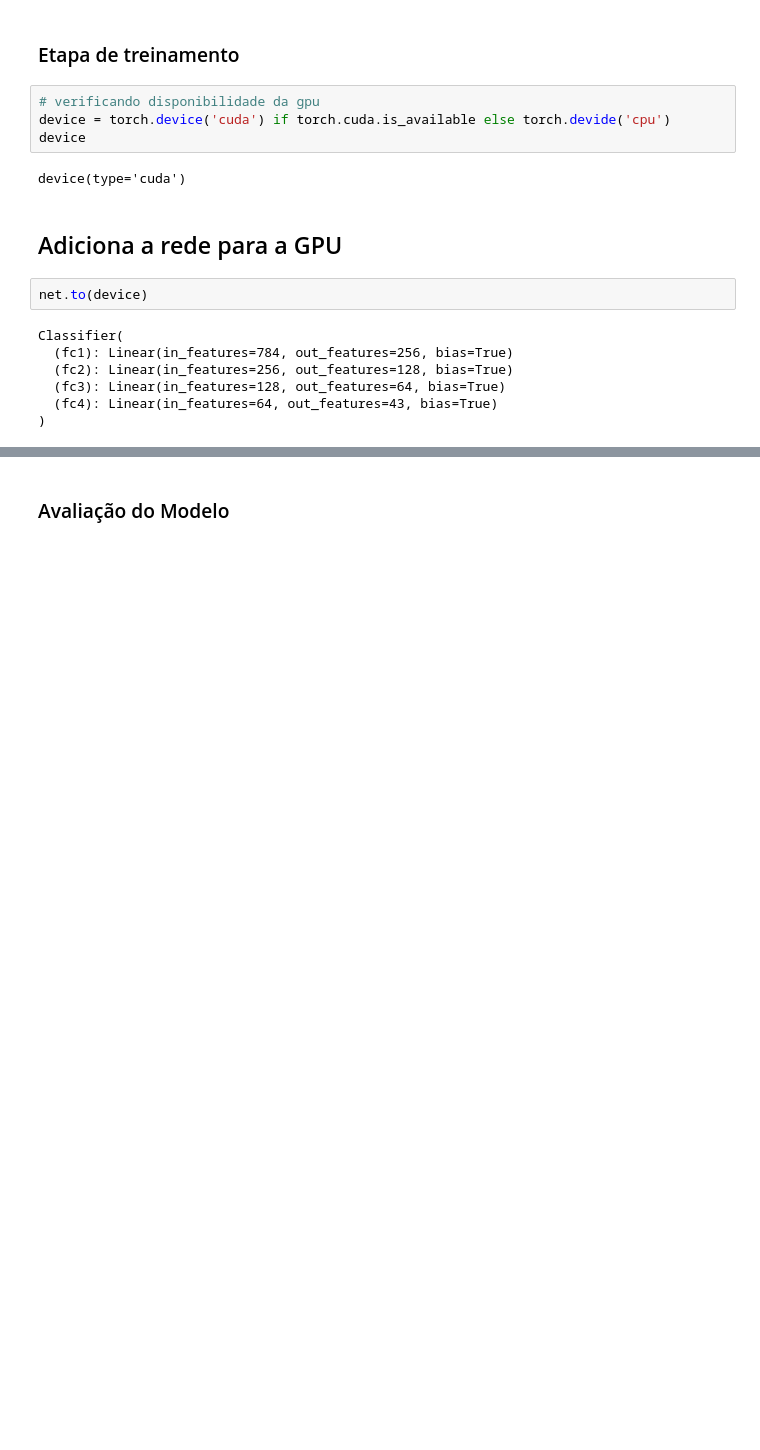
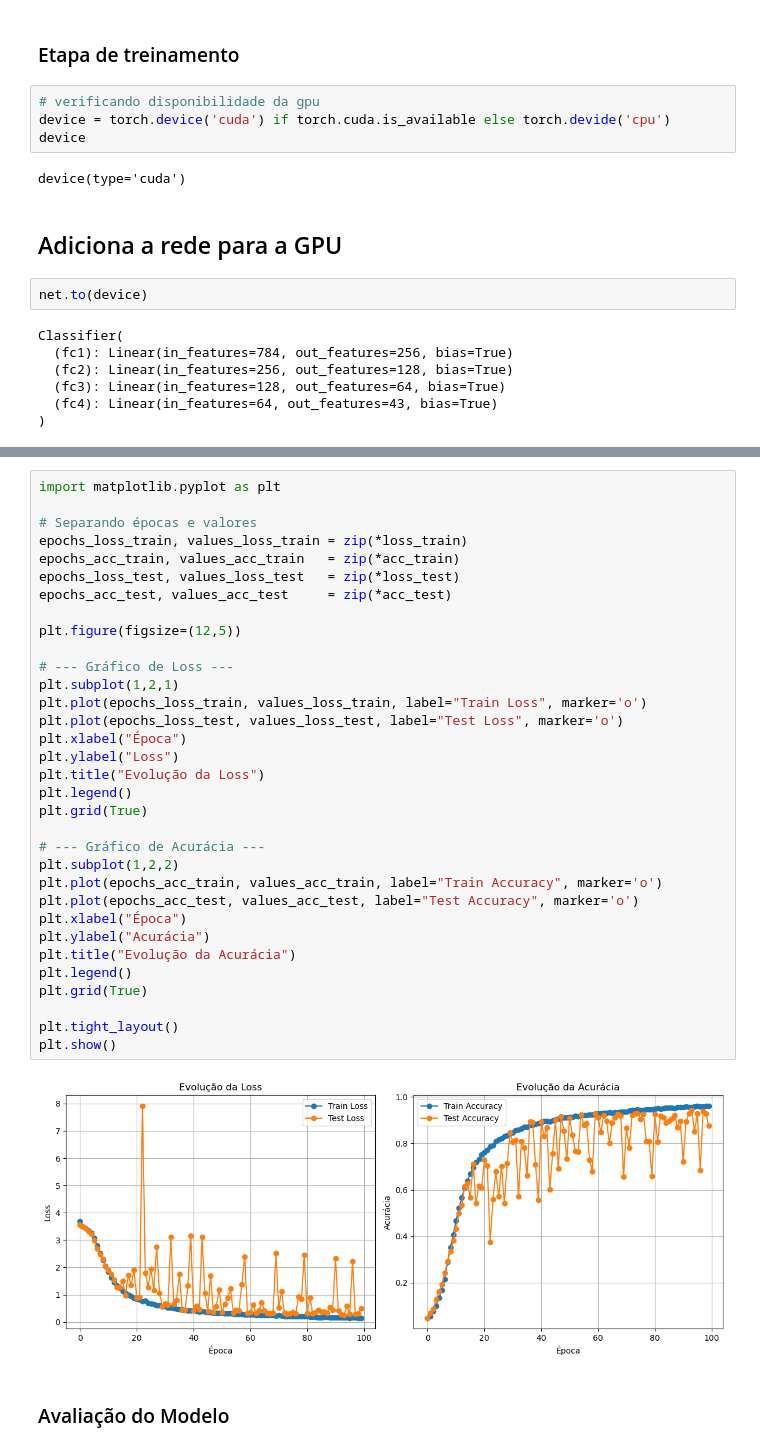
Before and after one commit to jpseloy/UFU-PGC306D, a Jupyter notebook: Exercicio_Semana_2_Rede_Neural_Pytorch_Transit_Signs.ipynb, the cells around one changed output, grey strips where cells are left out. Cells and saved outputs as stored; diff of their text form; blank space fills up the shorter version.

```diff
--- a/Exercicio_Semana_2_Rede_Neural_Pytorch_Transit_Signs.ipynb
+++ b/Exercicio_Semana_2_Rede_Neural_Pytorch_Transit_Signs.ipynb
@@ -320,2 +327,37 @@ Testando...
+# %%
+import matplotlib.pyplot as plt
+
+# Separando épocas e valores
+epochs_loss_train, values_loss_train = zip(*loss_train)
+epochs_acc_train, values_acc_train   = zip(*acc_train)
+epochs_loss_test, values_loss_test   = zip(*loss_test)
+epochs_acc_test, values_acc_test     = zip(*acc_test)
+
+plt.figure(figsize=(12,5))
+
+# --- Gráfico de Loss ---
+plt.subplot(1,2,1)
+plt.plot(epochs_loss_train, values_loss_train, label="Train Loss", marker='o')
+plt.plot(epochs_loss_test, values_loss_test, label="Test Loss", marker='o')
+plt.xlabel("Época")
+plt.ylabel("Loss")
+plt.title("Evolução da Loss")
+plt.legend()
+plt.grid(True)
+
+# --- Gráfico de Acurácia ---
+plt.subplot(1,2,2)
+plt.plot(epochs_acc_train, values_acc_train, label="Train Accuracy", marker='o')
+plt.plot(epochs_acc_test, values_acc_test, label="Test Accuracy", marker='o')
+plt.xlabel("Época")
+plt.ylabel("Acurácia")
+plt.title("Evolução da Acurácia")
+plt.legend()
+plt.grid(True)
+
+plt.tight_layout()
+plt.show()
+# %% [output]
+[figure, added]
 # %% [markdown]
 ### Avaliação do Modelo
```
Also changed, not shown: parts of 12 cells of this notebook.
